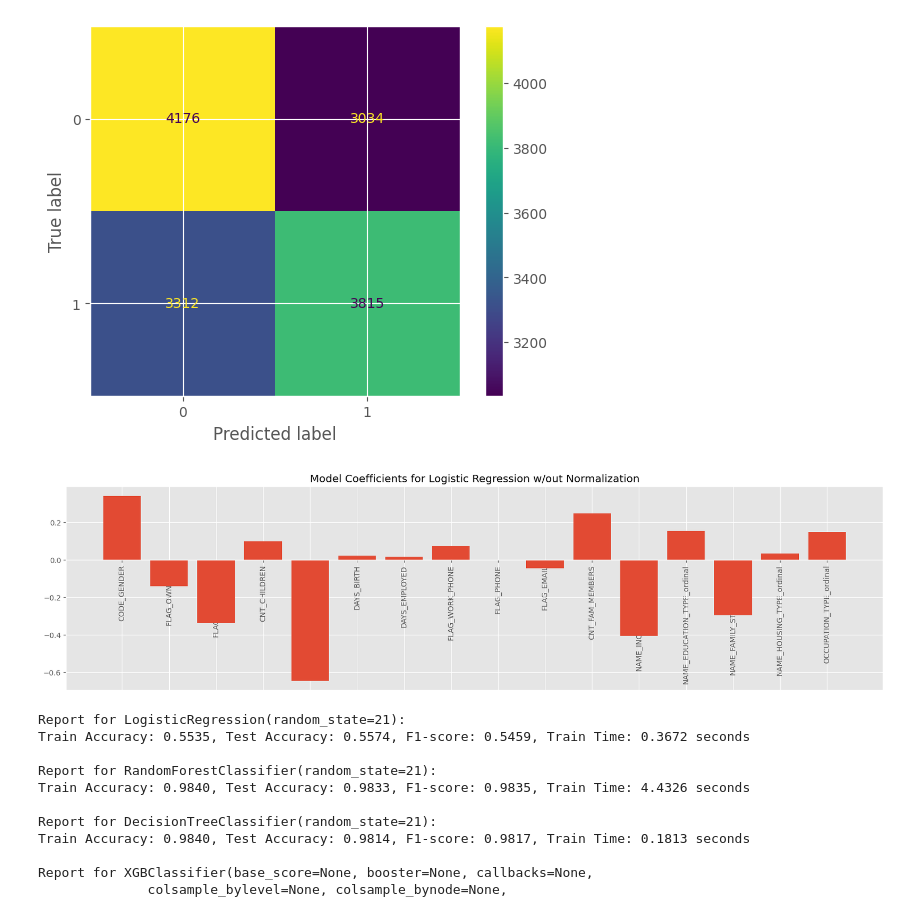
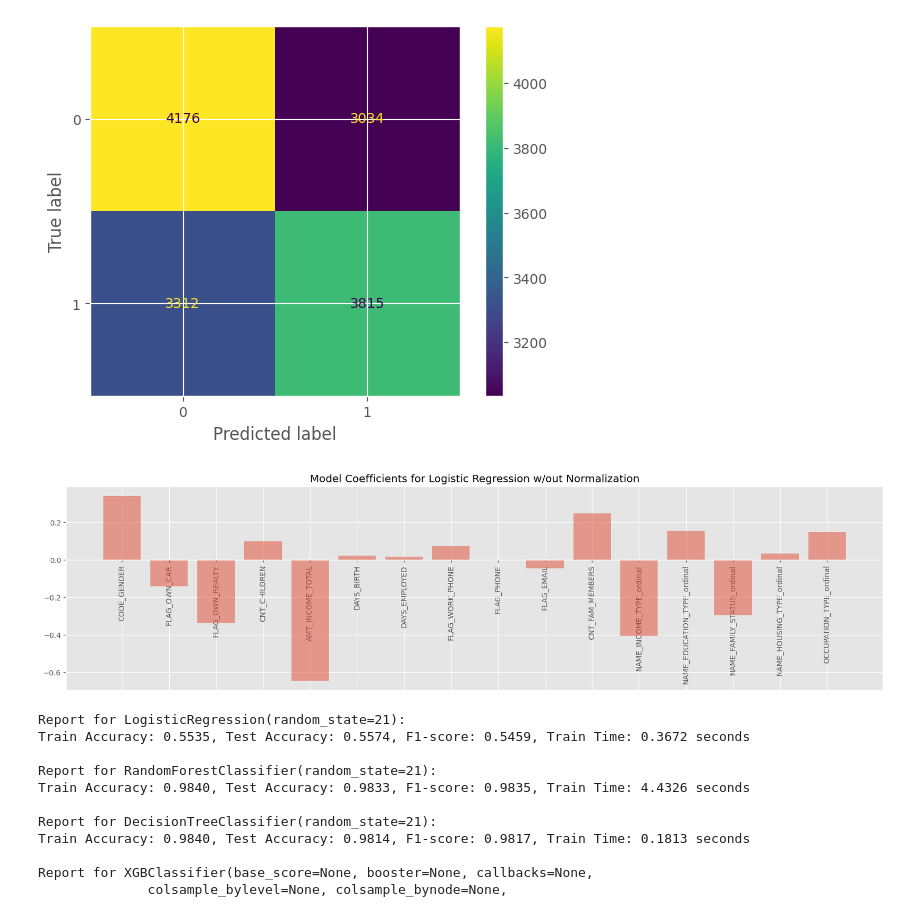
Before and after one commit to kevinguii/CreditCardApproval_ECS111, a Jupyter notebook: ecs111 project.ipynb, the cells around one changed output. Drawn from its saved outputs; the diff is of its cells as text; code cells hidden in the pictures.

```diff
--- a/ecs111 project.ipynb
+++ b/ecs111 project.ipynb
@@ -532,19 +532,19 @@ weighted avg       0.56      0.56      0.56     14337
 # %%
 def graph_coefficients(model,model_name,features):
 	lreg_coefficients = pd.DataFrame()
 	lreg_coefficients['Columns'] = features
 	lreg_coefficients['Coefficient Estimate'] = pd.Series(model.coef_[0])
 	fig, ax = plt.subplots(figsize=(20, 5))
-	ax.bar(lreg_coefficients["Columns"], lreg_coefficients['Coefficient Estimate'])
+	ax.bar(lreg_coefficients["Columns"], lreg_coefficients['Coefficient Estimate'],alpha=0.5)
 
 	ax.spines['bottom'].set_position('zero')
 	plt.xticks(rotation=90)
 	plt.title(f"Model Coefficients for {model_name} w/out Normalization")
 	plt.style.use('ggplot')
 	plt.show()
 graph_coefficients(logreg,"Logistic Regression",features=features)
 # %% [output]
-[figure, old version]
+[figure, new version]
 # %%
 from sklearn.ensemble import RandomForestClassifier, ExtraTreesClassifier, GradientBoostingClassifier
 from sklearn.tree import DecisionTreeClassifier
```
Also changed, not shown: parts of 3 cells of this notebook, 6 other files.
